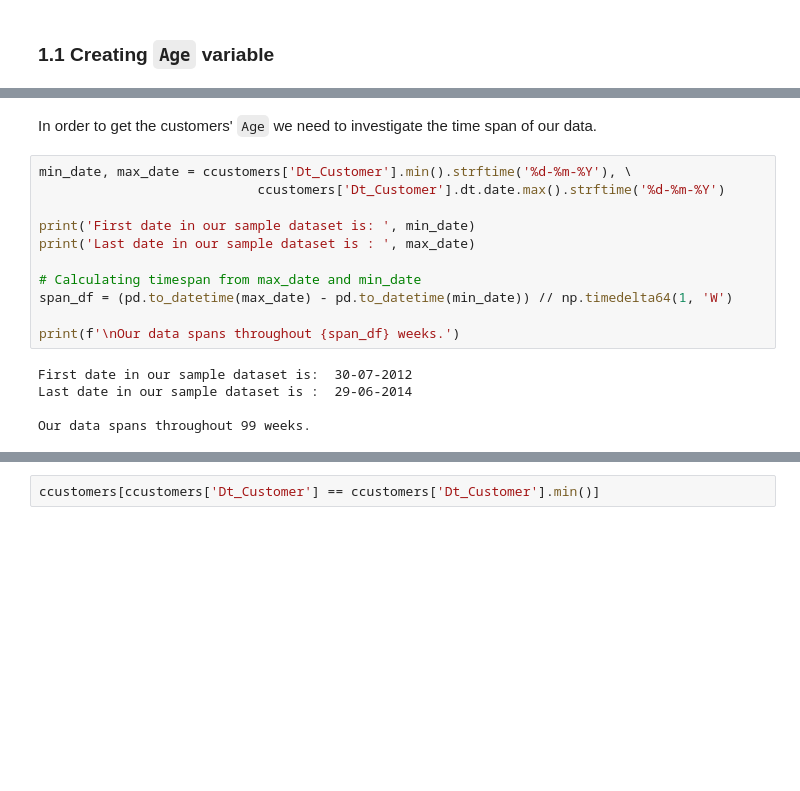
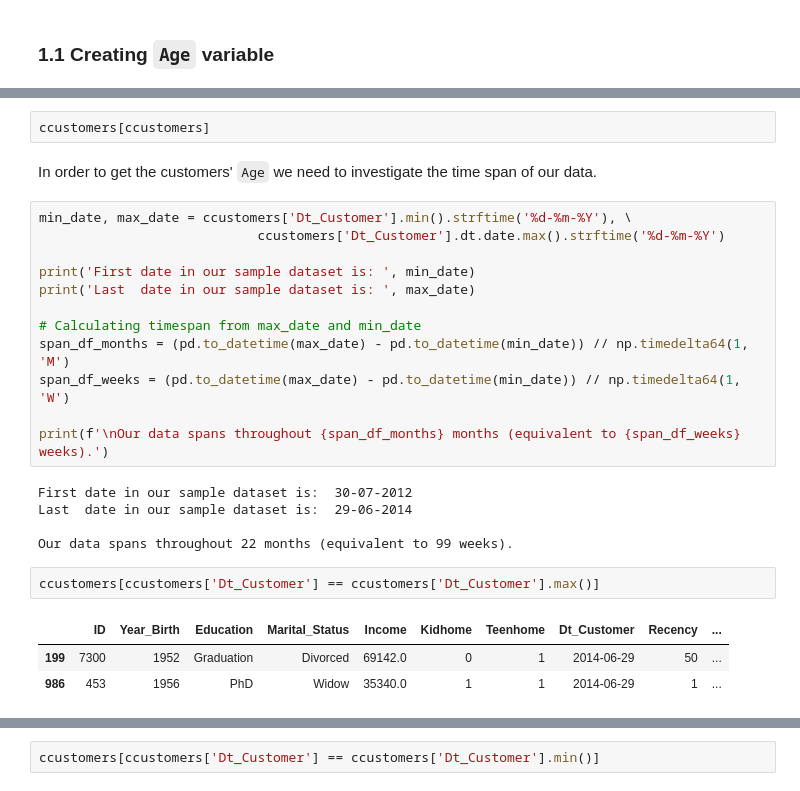
Before and after one commit to renanfmoises/consumer-behavior-analytics, a Jupyter notebook: notebooks/02. Consumer Behavior Analytics - Data Analysis.ipynb, the cells around one changed output, grey strips where cells are left out. Drawn from its saved outputs; the diff is of its cells as text; blank space fills up the shorter version.

```diff
--- a/notebooks/02. Consumer Behavior Analytics - Data Analysis.ipynb
+++ b/notebooks/02. Consumer Behavior Analytics - Data Analysis.ipynb
@@ -71,3 +80,5 @@ Looking back at the Data Dictionary we can list some operations that might resul
+# %%
+ccustomers[ccustomers]
 # %% [markdown]
 In order to get the customers' `Age` we need to investigate the time span of our data.
 # %%
@@ -75,14 +86,21 @@ min_date, max_date = ccustomers['Dt_Customer'].min().strftime('%d-%m-%Y'), \
                             ccustomers['Dt_Customer'].dt.date.max().strftime('%d-%m-%Y')
 
 print('First date in our sample dataset is: ', min_date)
-print('Last date in our sample dataset is : ', max_date)
+print('Last  date in our sample dataset is: ', max_date)
 
 # Calculating timespan from max_date and min_date
-span_df = (pd.to_datetime(max_date) - pd.to_datetime(min_date)) // np.timedelta64(1, 'W')
+span_df_months = (pd.to_datetime(max_date) - pd.to_datetime(min_date)) // np.timedelta64(1, 'M')
+span_df_weeks = (pd.to_datetime(max_date) - pd.to_datetime(min_date)) // np.timedelta64(1, 'W')
 
-print(f'\nOur data spans throughout {span_df} weeks.')
+print(f'\nOur data spans throughout {span_df_months} months (equivalent to {span_df_weeks} weeks).')
 # %% [output]
 First date in our sample dataset is:  30-07-2012
-Last date in our sample dataset is :  29-06-2014
+Last  date in our sample dataset is:  29-06-2014
 
-Our data spans throughout 99 weeks.
+Our data spans throughout 22 months (equivalent to 99 weeks).
+# %%
+ccustomers[ccustomers['Dt_Customer'] == ccustomers['Dt_Customer'].max()]
+# %% [output]
+|  | ID | Year_Birth | Education | Marital_Status | Income | Kidhome | Teenhome | Dt_Customer | Recency | ... |
+| 199 | 7300 | 1952 | Graduation | Divorced | 69142.0 | 0 | 1 | 2014-06-29 | 50 | ... |
+| 986 | 453 | 1956 | PhD | Widow | 35340.0 | 1 | 1 | 2014-06-29 | 1 | ... |
```
Also changed, not shown: parts of 5 cells of this notebook, 2 other files.
